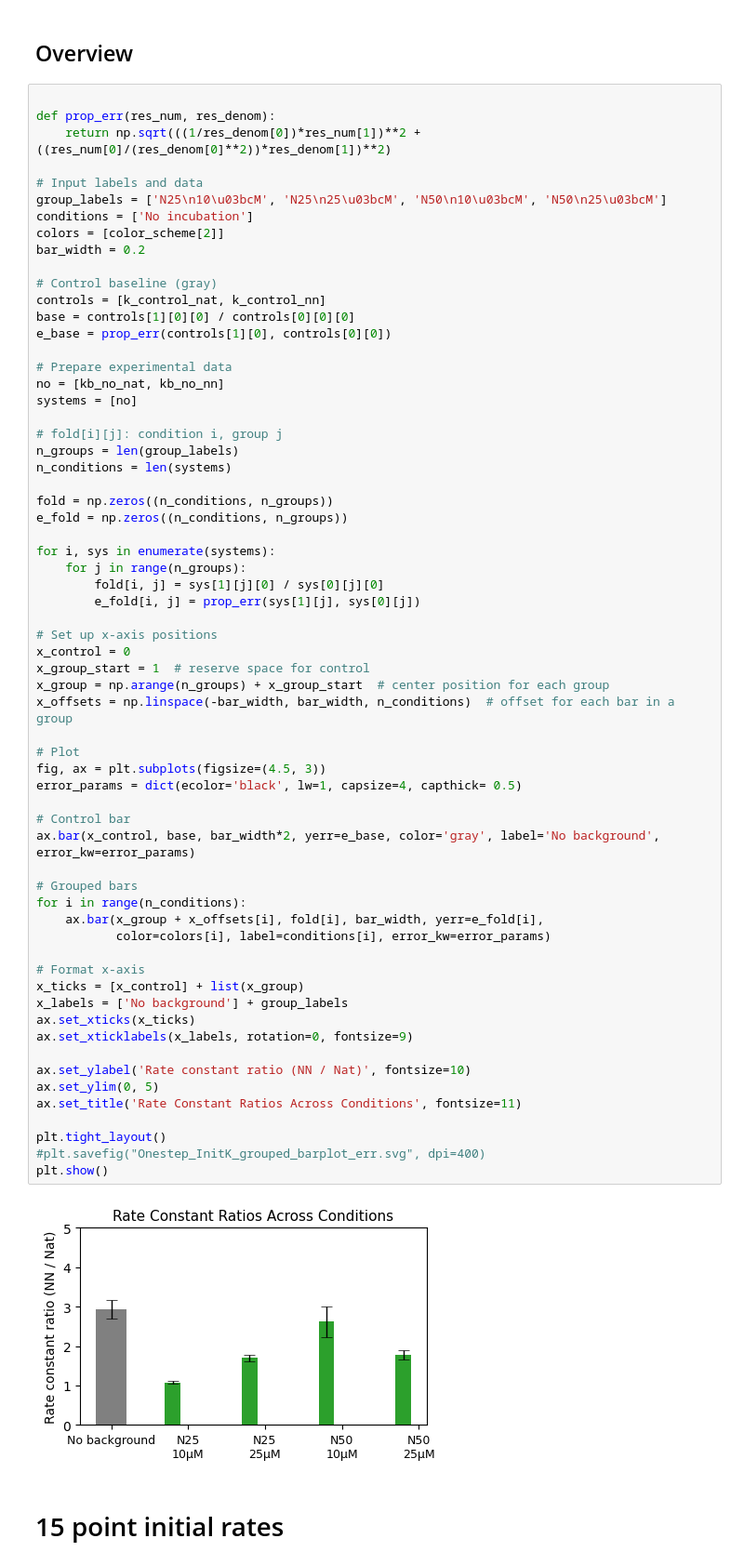
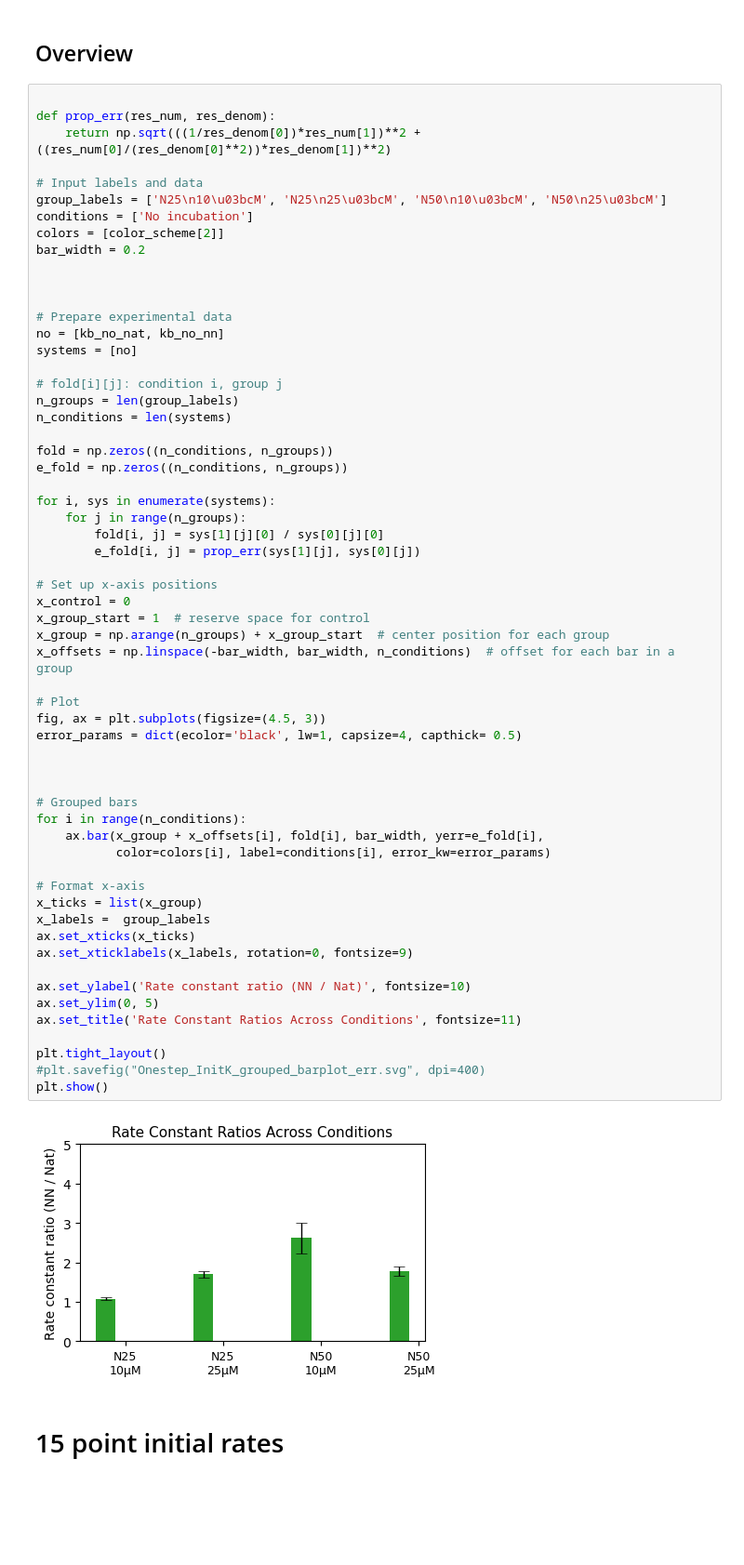
Before and after one commit to thachuk-lab/NN-DSD-Results-Analysis, a Jupyter notebook: SingleStep_Modeling.ipynb, the cells around one changed output. Shown: that part at 93% size. Cells and saved outputs as stored; diff of their text form; blank space fills up the shorter version.

```diff
--- a/SingleStep_Modeling.ipynb
+++ b/SingleStep_Modeling.ipynb
@@ -3495,10 +3045,7 @@ conditions = ['No incubation']
 colors = [color_scheme[2]]
 bar_width = 0.2
 
-# Control baseline (gray)
-controls = [k_control_nat, k_control_nn]
-base = controls[1][0][0] / controls[0][0][0]
-e_base = prop_err(controls[1][0], controls[0][0])
+
 
 # Prepare experimental data
 no = [kb_no_nat, kb_no_nn]
@@ -3517,38 +3064,37 @@ for i, sys in enumerate(systems):
         e_fold[i, j] = prop_err(sys[1][j], sys[0][j])
 
 # Set up x-axis positions
 x_control = 0
 x_group_start = 1  # reserve space for control
 x_group = np.arange(n_groups) + x_group_start  # center position for each group
 x_offsets = np.linspace(-bar_width, bar_width, n_conditions)  # offset for each bar in a group
 
 # Plot
 fig, ax = plt.subplots(figsize=(4.5, 3))
 error_params = dict(ecolor='black', lw=1, capsize=4, capthick= 0.5)
 
-# Control bar
-ax.bar(x_control, base, bar_width*2, yerr=e_base, color='gray', label='No background', error_kw=error_params)
+
 
 # Grouped bars
 for i in range(n_conditions):
     ax.bar(x_group + x_offsets[i], fold[i], bar_width, yerr=e_fold[i],
            color=colors[i], label=conditions[i], error_kw=error_params)
 
 # Format x-axis
-x_ticks = [x_control] + list(x_group)
-x_labels = ['No background'] + group_labels
+x_ticks = list(x_group)
+x_labels =  group_labels
 ax.set_xticks(x_ticks)
 ax.set_xticklabels(x_labels, rotation=0, fontsize=9)
 
 ax.set_ylabel('Rate constant ratio (NN / Nat)', fontsize=10)
 ax.set_ylim(0, 5)
 ax.set_title('Rate Constant Ratios Across Conditions', fontsize=11)
 
 plt.tight_layout()
 #plt.savefig("Onestep_InitK_grouped_barplot_err.svg", dpi=400)
 plt.show()
 # %% [output]
-[figure, old version]
+[figure, new version]
 # %% [markdown]
 # 15 point initial rates
 # %%
```
Also changed, not shown: parts of 21 cells of this notebook, 5 other files.
